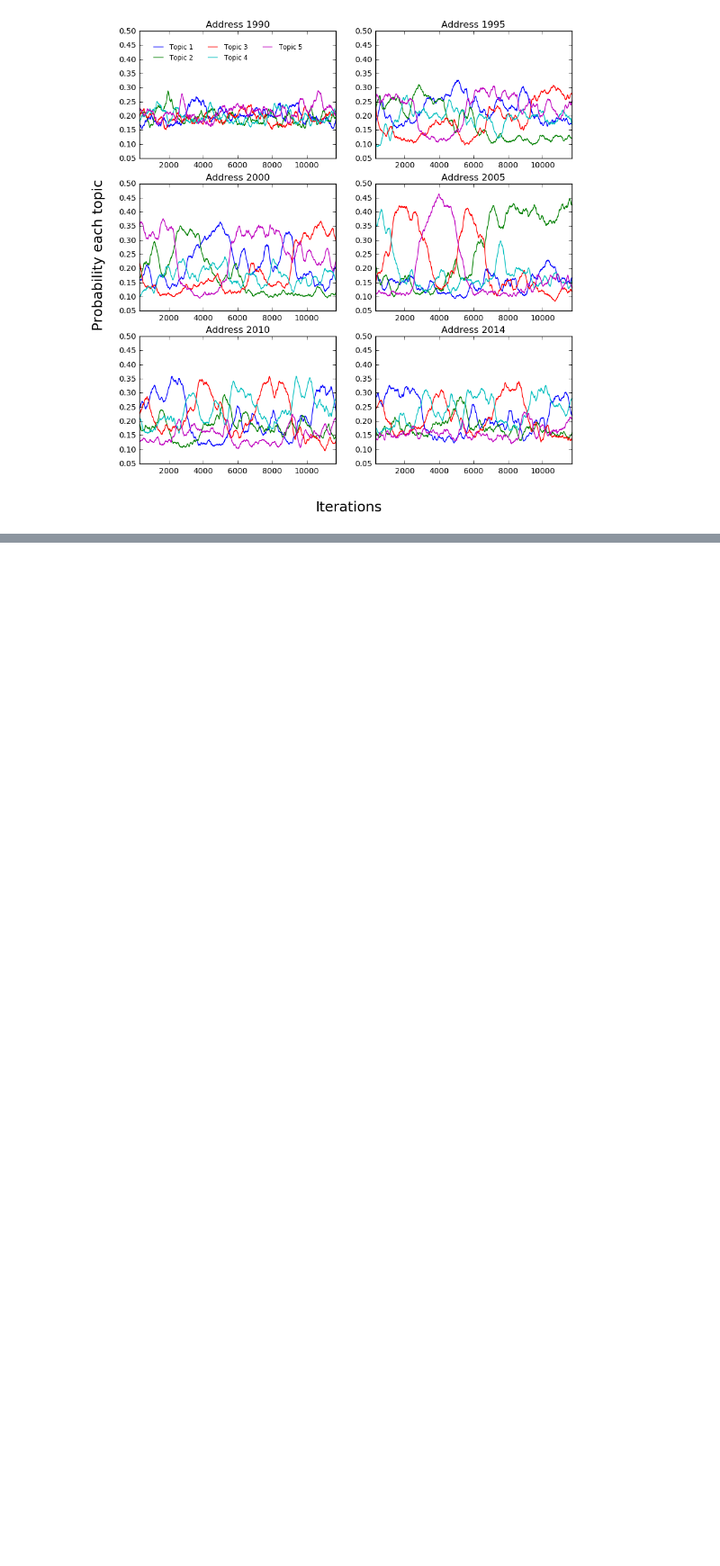
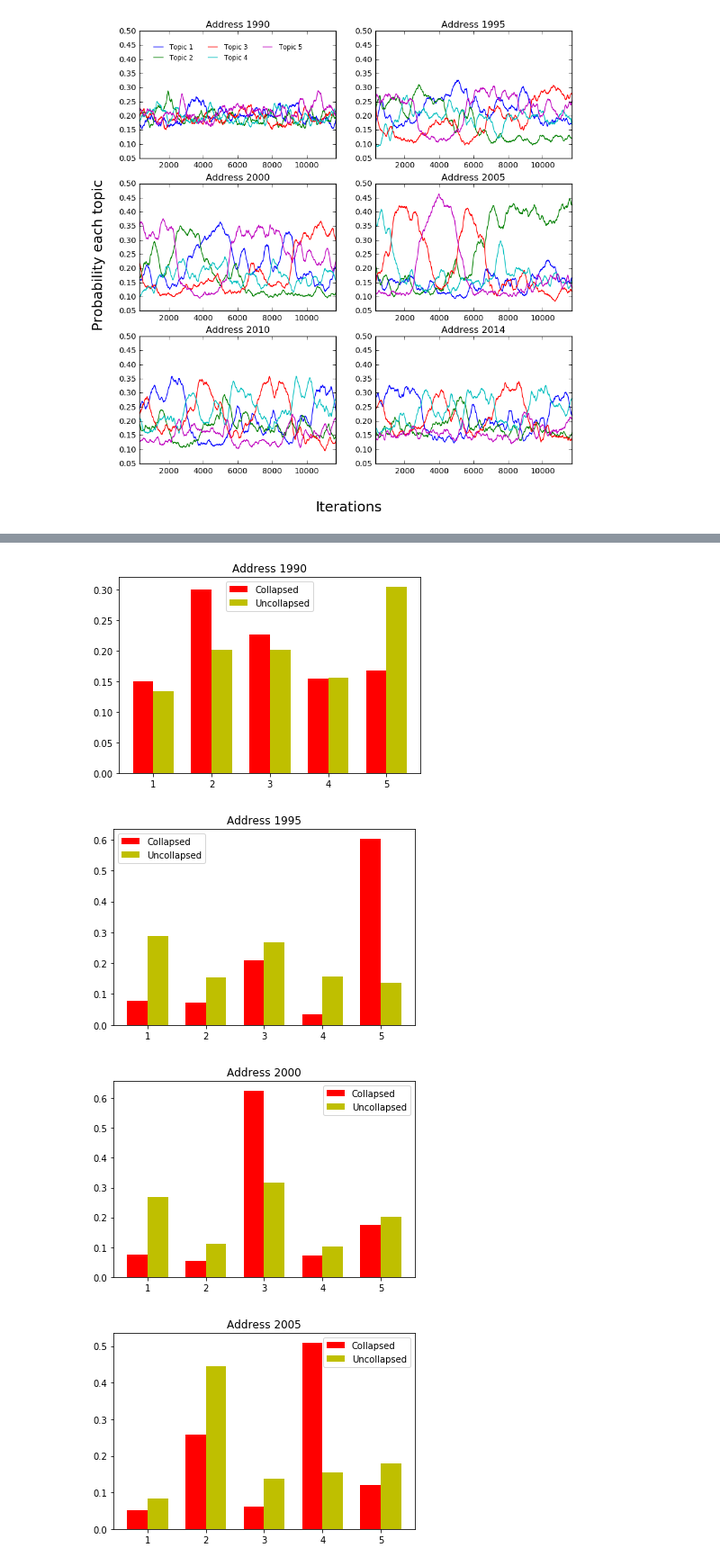
Before and after one commit to veldanie/text_mining, a Jupyter notebook: Report2.ipynb, the cells around one changed output, grey strips where cells are left out. Shown at 90% size. Drawn from its saved outputs; the diff is of its cells as text; code cells hidden in the pictures; blank space fills up the shorter version.

```diff
--- a/Report2.ipynb
+++ b/Report2.ipynb
@@ -351,0 +442,61 @@ fig.show()
+# %%
+track = pd.read_csv("./results/track.csv",sep=",", header = None)
+track2 = pd.read_csv("./results/track2.csv",sep=",", header = None)
+track3 = pd.read_csv("./results/track3.csv",sep=",", header = None)
+track4 = pd.read_csv("./results/track4.csv",sep=",", header = None)
+track5 = pd.read_csv("./results/track5.csv",sep=",", header = None)
+
+ind = np.arange(topics)  # the x locations for the groups
+width = 0.35
+
+fig, ax = plt.subplots()
+rects1 = ax.bar(ind, model.doc_topic_[0], width, color='r')
+rects2 = ax.bar(ind + width, track.iloc[iterations-1], width, color='y')
+ax.set_title('Address 1990')
+ax.set_xticks(ind + width / 2)
+ax.set_xticklabels((np.arange(topics)+1))
+ax.legend((rects1[0], rects2[0]), ('Collapsed', 'Uncollapsed'))
+plt.show()
+
+fig, ax = plt.subplots()
+rects1 = ax.bar(ind, model.doc_topic_[5], width, color='r')
+rects2 = ax.bar(ind + width, track2.iloc[iterations-1], width, color='y')
+ax.set_title('Address 1995')
+ax.set_xticks(ind + width / 2)
+ax.set_xticklabels((np.arange(topics)+1))
+ax.legend((rects1[0], rects2[0]), ('Collapsed', 'Uncollapsed'))
+plt.show()
+
+
+fig, ax = plt.subplots()
+rects1 = ax.bar(ind, model.doc_topic_[10], width, color='r')
+rects2 = ax.bar(ind + width, track3.iloc[iterations-1], width, color='y')
+ax.set_title('Address 2000')
+ax.set_xticks(ind + width / 2)
+ax.set_xticklabels((np.arange(topics)+1))
+ax.legend((rects1[0], rects2[0]), ('Collapsed', 'Uncollapsed'))
+plt.show()
+
+
+fig, ax = plt.subplots()
+rects1 = ax.bar(ind, model.doc_topic_[15], width, color='r')
+rects2 = ax.bar(ind + width, track4.iloc[iterations-1], width, color='y')
+ax.set_title('Address 2005')
+ax.set_xticks(ind + width / 2)
+ax.set_xticklabels((np.arange(topics)+1))
+ax.legend((rects1[0], rects2[0]), ('Collapsed', 'Uncollapsed'))
+plt.show()
+
+fig, ax = plt.subplots()
+rects1 = ax.bar(ind, model.doc_topic_[20], width, color='r')
+rects2 = ax.bar(ind + width, track5.iloc[iterations-1], width, color='y')
+ax.set_title('Address 2010')
+ax.set_xticks(ind + width / 2)
+ax.set_xticklabels((np.arange(topics)+1))
+ax.legend((rects1[0], rects2[0]), ('Collapsed', 'Uncollapsed'))
+plt.show()
+# %% [output]
+[figure, added]
+[figure, added]
+[figure, added]
+[figure, added]
```
Also changed, not shown: parts of 19 cells of this notebook.
